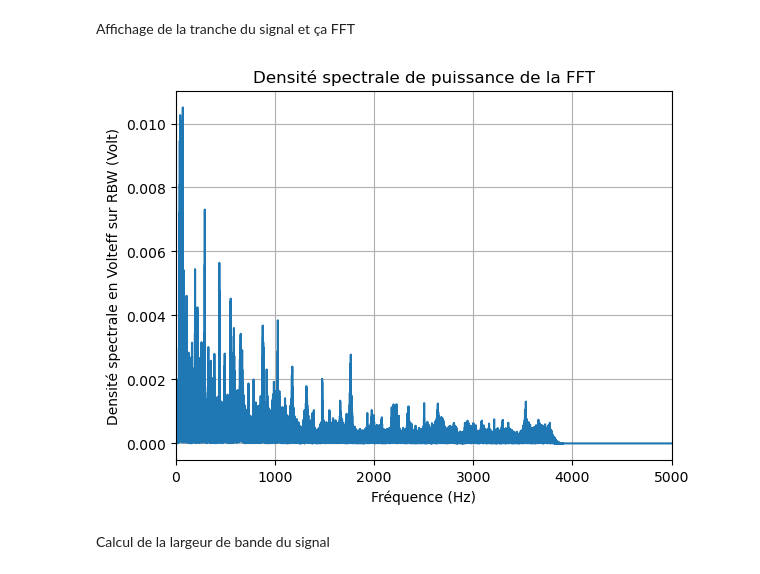
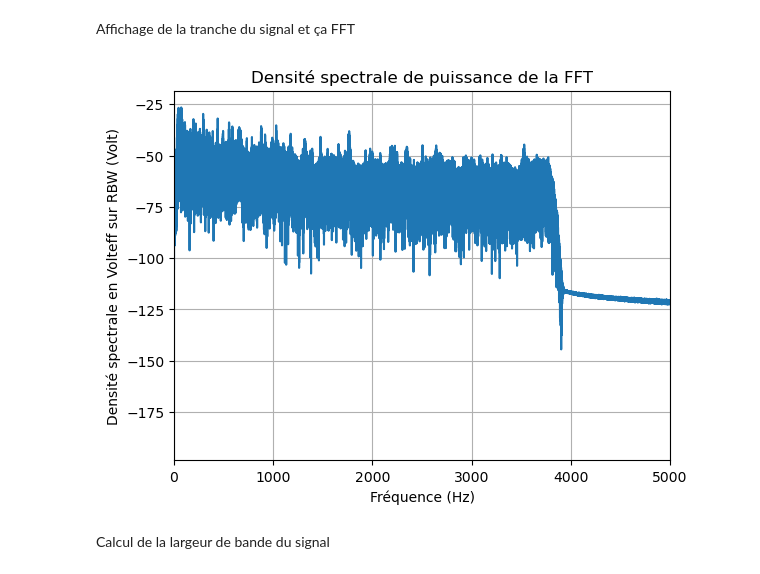
Before and after one commit to NergYR/SA202, a Jupyter notebook: main.ipynb, the cells around one changed output. Drawn from its saved outputs; the diff is of its cells as text; code cells hidden in the pictures.

```diff
--- a/main.ipynb
+++ b/main.ipynb
@@ -23,35 +23,35 @@ tfft = N*samplerate
 
 # FFT Billatérale
 fft = (1/N)*(np.fft.fft(tranche))
 
 # Calcul de la FFT Monolatérale
 fft_mono = np.concatenate((fft[0:1], 2*fft[1:int(N/2)]))
 # On calcul la valeur absolue de fft_mono pour obtenir la fft monolatérale
 fft_mono_abs = np.abs(fft_mono)
 
 
 # Calcul de la Densité spectrale en Volt efficace sur RBW
 fft_mono_eff = fft_mono_abs/np.sqrt(2)
 
 # Calcul de la Densité spectrale en dBm sur RBW
 fft_mono_dbm = 10*np.log10(np.square(fft_mono_eff)/50*1000)
 
 # Calcul de la plage de fréquence pour la FFT
 f_tranche = np.arange(0, samplerate/2, samplerate/N)
 
 
 # Affichage de la FFT
 plt.figure()
-plt.plot(f_tranche, fft_mono_eff)
+plt.plot(f_tranche, fft_mono_dbm)
 plt.xlabel('Fréquence (Hz)')
 plt.ylabel('Densité spectrale en Volteff sur RBW (Volt)')
 plt.title('Densité spectrale de puissance de la FFT')
 # affichage entre 0 et 1K Hz
 plt.xlim(0, 5000)
 plt.grid()
 plt.show()
 # %% [output]
-[figure, old version]
+[figure, new version]
 # %% [markdown]
 Calcul de la largeur de bande du signal
 # %%
```
Also changed, not shown: parts of 7 cells of this notebook.
